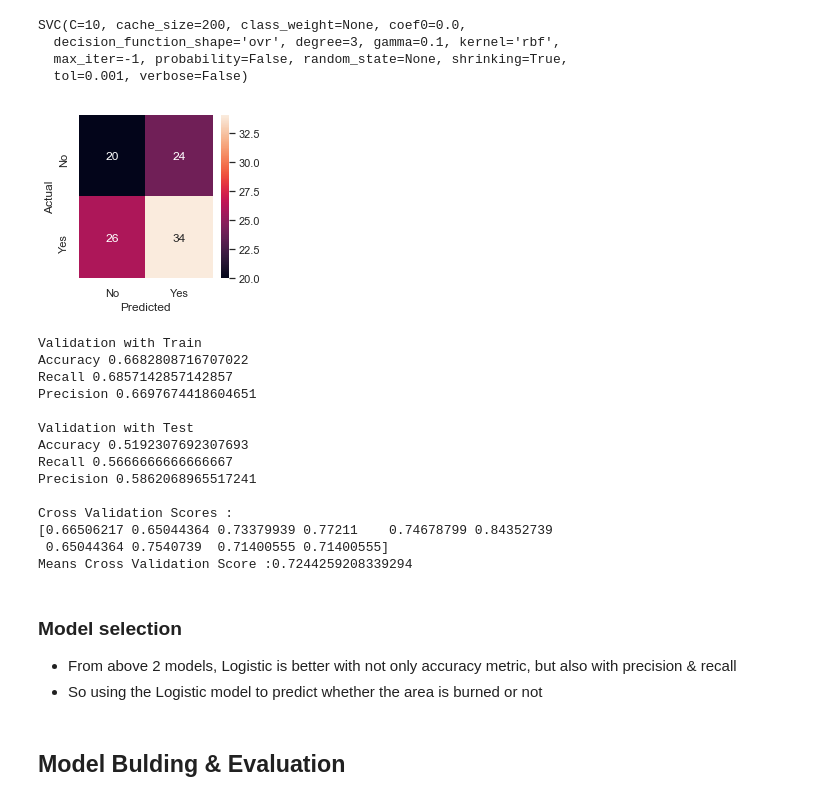
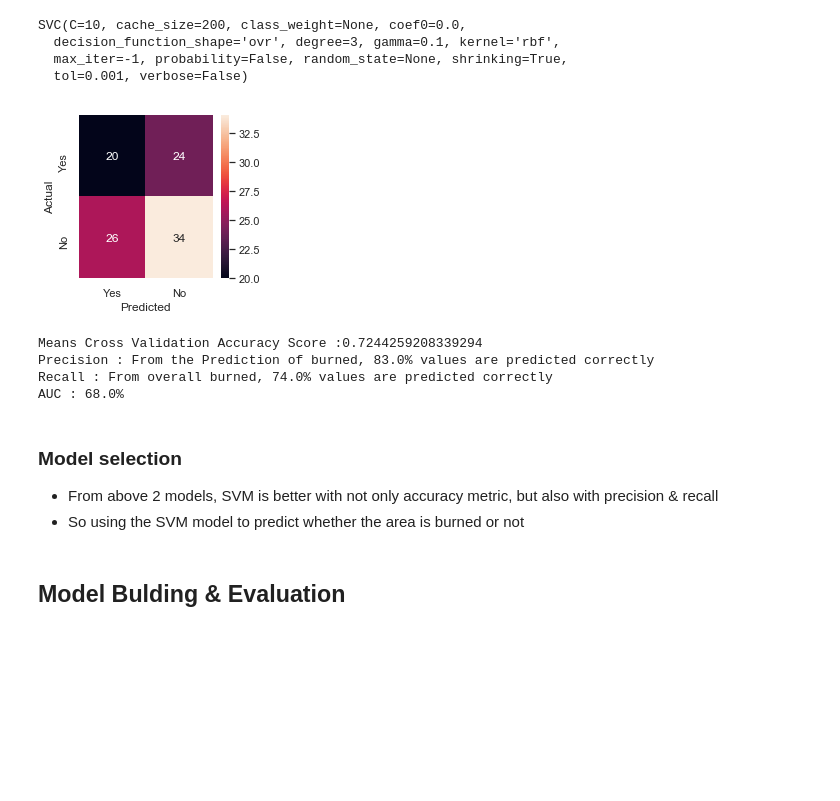
Before and after one commit to balag752/Machine-Learning-1, a Jupyter notebook: ML Project/Fire prediction.ipynb, the cells around one changed output. Saved outputs shown, nothing was run; the diff lists cells and outputs as text; code cells hidden in the pictures; blank space fills up the shorter version.

```diff
--- a/ML Project/Fire prediction.ipynb
+++ b/ML Project/Fire prediction.ipynb
@@ -271,3 +273,11 @@ Data["area"].plot(kind='box')
 [figure]
 # %% [markdown]
 Still, we see some outliers independent variable. It could affect the model building as we have different behavior. Here, **More than 50 percentile of area's are not burned. So it is skewed towards 0**. Hence setting the upper bound
+# %%
+## Setting upper bound to 85 percentile data as we could not find the common behavour from that.
+thersold=.85
+print(str(thersold)+" percentile of area (log transformed) is "+str(Data["area"].quantile(thersold)))
+print(str(thersold)+" percentile of area is "+str(Data["Orgarea"].quantile(thersold)))
+
+Data["area"][Data["area"] > Data["area"].quantile(thersold)]=Data["area"].quantile(thersold)
+Encoded_Data["area"][Encoded_Data["area"] > Encoded_Data["area"].quantile(thersold)]=Encoded_Data["area"].quantile(thersold)
@@ -428,57 +446,34 @@ SVC(C=10, cache_size=200, class_weight=None, coef0=0.0,
   tol=0.001, verbose=False)
 # %%
 # Reproducing the model from best estimator result
-modelSVC=SVC(C=10, cache_size=200, class_weight=None, coef0=0.0,
-  decision_function_shape='ovr', degree=3, gamma=0.01, kernel='rbf',
-  max_iter=-1, probability=False, random_state=None, shrinking=True,
-  tol=0.001, verbose=False)
+modelSVC=SVC(C=10,  gamma=0.01, kernel='rbf')
 modelSVC.fit(X_train, y_train)
 
 ## Validation
 y_pred = modelSVC.predict(X_test)
 y_train_pred=modelSVC.predict(X_train)
 
-
+## Confusion Matrix
 fig, ax = plt.subplots(figsize=(3,3))
-sns.heatmap(confusion_matrix(y_test, y_pred), annot=True, fmt='d',xticklabels=['No','Yes'], yticklabels=['No','Yes'])
+sns.heatmap(confusion_matrix(y_test, y_pred), annot=True, fmt='d',xticklabels=['Yes','No'], yticklabels=['Yes','No'])
 plt.ylabel('Actual')
 plt.xlabel('Predicted')
 plt.show()
 
-print("Validation with Train")
-print("Accuracy "+str(accuracy_score(y_train, y_train_pred)))
-print("Recall "+str(recall_score(y_train, y_train_pred)))
-print("Precision "+str(precision_score(y_train, y_train_pred)))
-print(" ")
-
-print("Validation with Test")
-print("Accuracy "+str(accuracy_score(y_test, y_pred)))
-print("Recall "+str(recall_score(y_test, y_pred)))
-print("Precision "+str(precision_score(y_test, y_pred)))
-print(" ")
-
+## K Fold Validation with 10 Folds
 scores = cross_val_score(modelSVC, Standarized_Data[Encod_ncols], Standarized_Data['burned'], cv=10, scoring="accuracy")
-scores=np.sqrt(abs(scores))
-print("Cross Validation Scores :")
-print(scores)
-print("Means Cross Validation Score :"+str(np.mean(scores)))
+scores=np.sqrt(scores)
+print("Means Cross Validation Accuracy Score :"+str(np.mean(scores)))
+print('Precision : From the Prediction of burned, '+str(round(np.mean(np.sqrt(cross_val_score(modelSVC, Standarized_Data[Encod_ncols], Standarized_Data['burned'], cv=10, scoring="recall"))),2)*100)+'% values are predicted correctly')
+print('Recall : From overall burned, '+str(round(np.mean(np.sqrt(cross_val_score(modelSVC, Standarized_Data[Encod_ncols], Standarized_Data['burned'], cv=10, scoring="precision"))),2)*100)+'% values are predicted correctly')
+print('AUC : '+str(round(np.mean(np.sqrt(cross_val_score(modelSVC, Standarized_Data[Encod_ncols], Standarized_Data['burned'], cv=10, scoring="roc_auc"))),2)*100)+'%')
 # %% [output]
-[figure, old version]
+[figure, new version]
-Validation with Train
-Accuracy 0.6682808716707022
-Recall 0.6857142857142857
-Precision 0.6697674418604651
-
-Validation with Test
-Accuracy 0.5192307692307693
-Recall 0.5666666666666667
-Precision 0.5862068965517241
-
-Cross Validation Scores :
-[0.66506217 0.65044364 0.73379939 0.77211    0.74678799 0.84352739
- 0.65044364 0.7540739  0.71400555 0.71400555]
-Means Cross Validation Score :0.7244259208339294
+Means Cross Validation Accuracy Score :0.7244259208339294
+Precision : From the Prediction of burned, 83.0% values are predicted correctly
+Recall : From overall burned, 74.0% values are predicted correctly
+AUC : 68.0%
 # %% [markdown]
 ### Model selection
--  From above 2 models, Logistic is better with not only accuracy metric, but also with precision & recall
--  So using the Logistic model to predict whether the area is burned or not
+-  From above 2 models, SVM is better with not only accuracy metric, but also with precision & recall
+-  So using the SVM model to predict whether the area is burned or not
```
Also changed, not shown: parts of 46 cells of this notebook.
